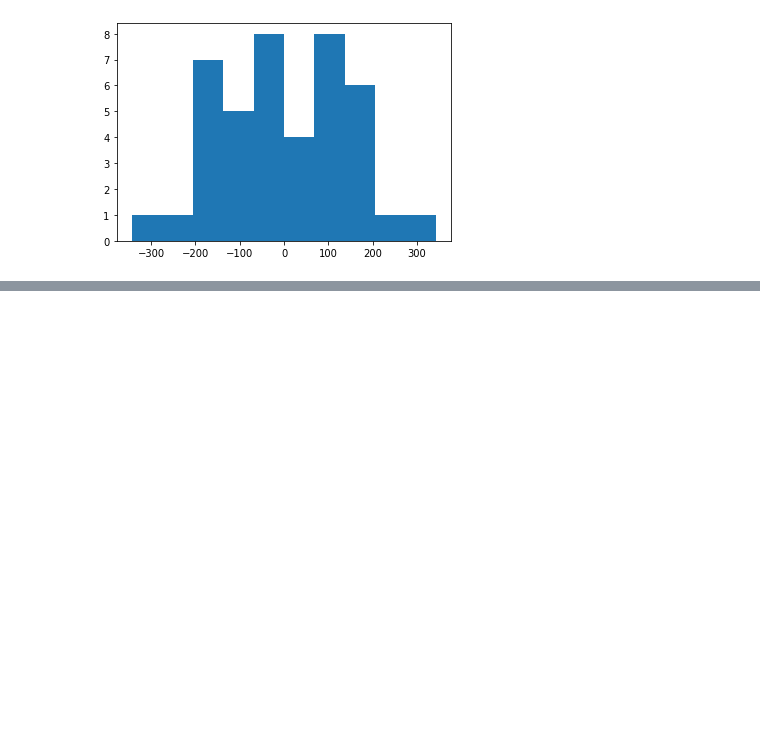
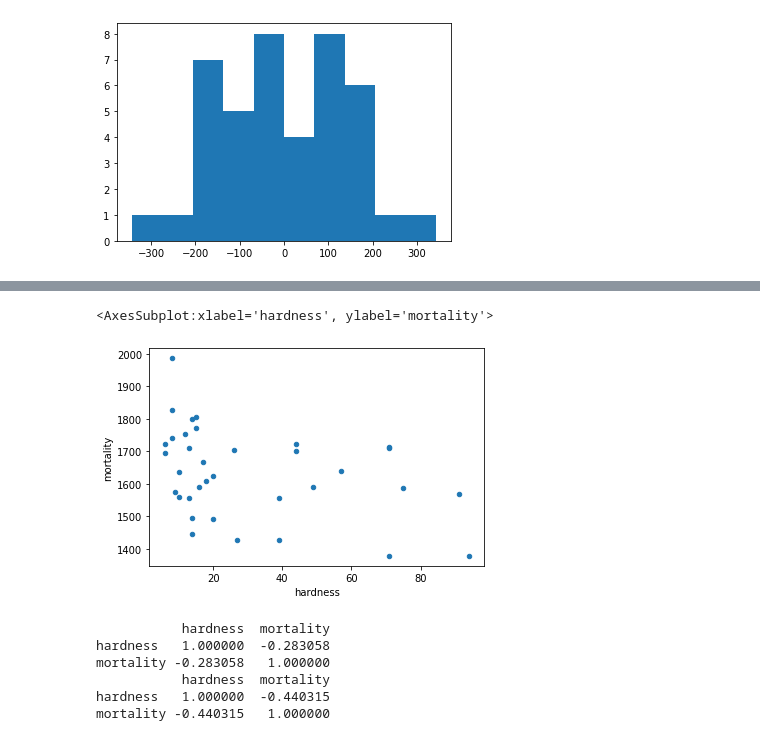
Before and after one commit to helicob/holodilnik, a Jupyter notebook: corr_regr_hmwrk.ipynb, the cells around one changed output, grey strips where cells are left out. Cells and saved outputs as stored; diff of their text form; code cells hidden in the pictures; blank space fills up the shorter version.

```diff
--- a/corr_regr_hmwrk.ipynb
+++ b/corr_regr_hmwrk.ipynb
@@ -116,0 +125,15 @@ plt.hist(results.resid)
+# %%
+df_north.plot(kind='scatter', x='hardness', y='mortality')
+# %% [output]
+<AxesSubplot:xlabel='hardness', ylabel='mortality'>
+[figure, added]
+# %%
+print(df_north[['hardness', 'mortality']].corr(method='kendall'))
+print(df_south[['hardness', 'mortality']].corr(method='kendall'))
+# %% [output]
+           hardness  mortality
+hardness   1.000000  -0.283058
+mortality -0.283058   1.000000
+           hardness  mortality
+hardness   1.000000  -0.440315
+mortality -0.440315   1.000000
```
Also changed, not shown: parts of 9 cells of this notebook.
